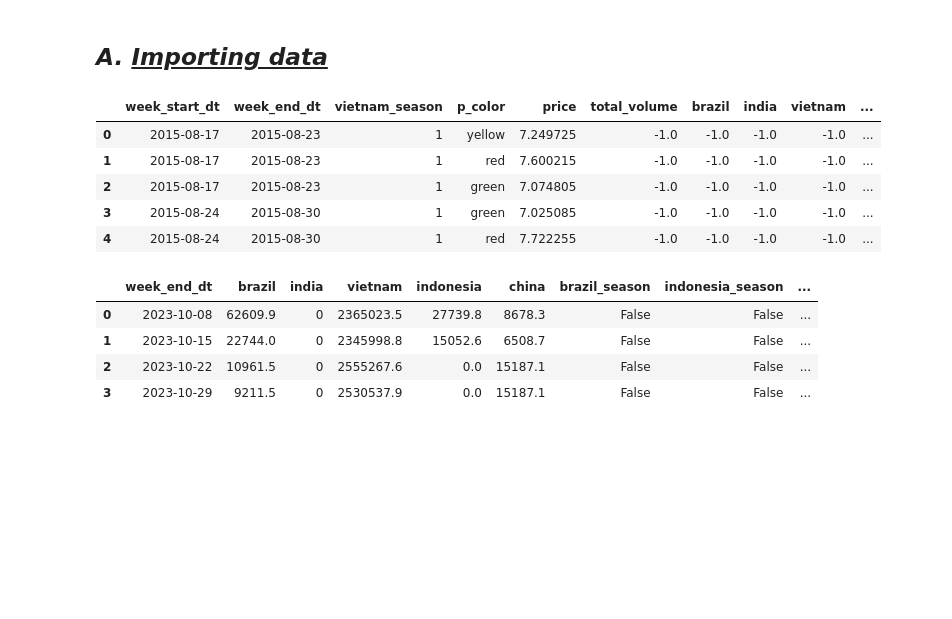
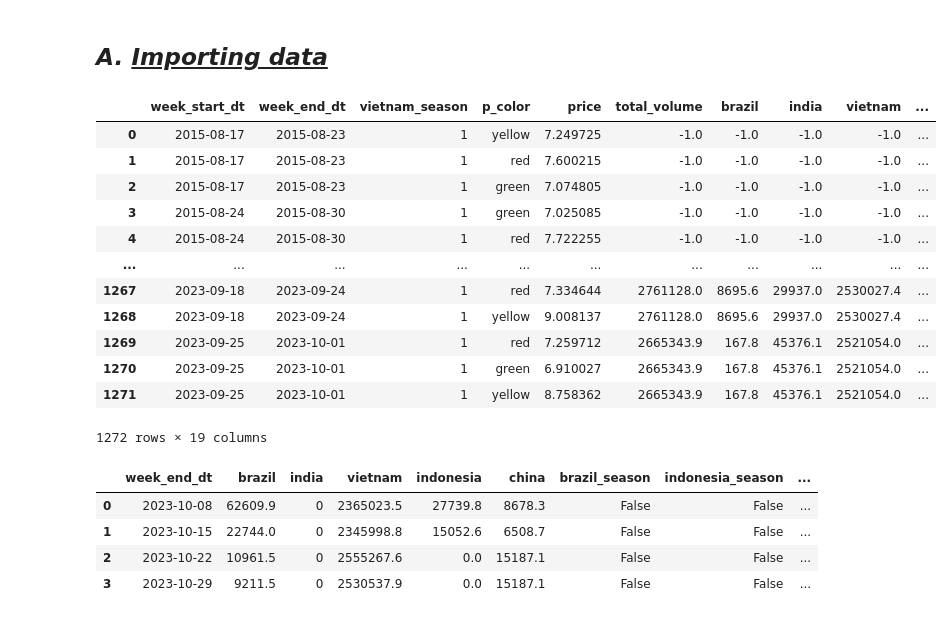
Before and after one commit to omar-ammar0/Intern_Final_Project, a Jupyter notebook: notebooks/Data_Cleaning/Task_1.ipynb, the cells around one changed output. Cells and saved outputs as stored; diff of their text form; code cells hidden in the pictures; blank space fills up the shorter version.

```diff
--- a/notebooks/Data_Cleaning/Task_1.ipynb
+++ b/notebooks/Data_Cleaning/Task_1.ipynb
@@ -23,13 +23,20 @@ init_notebook_mode(connected=True)
 # %% [markdown]
 ## *A.* <u>*Importing data*</u>
 # %%
-df=pd.read_csv(r"C:\Users\Omar\Desktop\SiTeck\Month_1\Final_Project_data\actual_data.csv")
-df.head()
+df=pd.read_csv(r"C:\Users\Omar\DataspellProjects\Intern_Final_Project\Datasets\actual_data.csv")
+df
 # %% [output]
 |  | week_start_dt | week_end_dt | vietnam_season | p_color | price | total_volume | brazil | india | vietnam | ... |
 | 0 | 2015-08-17 | 2015-08-23 | 1 | yellow | 7.249725 | -1.0 | -1.0 | -1.0 | -1.0 | ... |
 | 1 | 2015-08-17 | 2015-08-23 | 1 | red | 7.600215 | -1.0 | -1.0 | -1.0 | -1.0 | ... |
 | 2 | 2015-08-17 | 2015-08-23 | 1 | green | 7.074805 | -1.0 | -1.0 | -1.0 | -1.0 | ... |
 | 3 | 2015-08-24 | 2015-08-30 | 1 | green | 7.025085 | -1.0 | -1.0 | -1.0 | -1.0 | ... |
 | 4 | 2015-08-24 | 2015-08-30 | 1 | red | 7.722255 | -1.0 | -1.0 | -1.0 | -1.0 | ... |
+| ... | ... | ... | ... | ... | ... | ... | ... | ... | ... | ... |
+| 1267 | 2023-09-18 | 2023-09-24 | 1 | red | 7.334644 | 2761128.0 | 8695.6 | 29937.0 | 2530027.4 | ... |
+| 1268 | 2023-09-18 | 2023-09-24 | 1 | yellow | 9.008137 | 2761128.0 | 8695.6 | 29937.0 | 2530027.4 | ... |
+| 1269 | 2023-09-25 | 2023-10-01 | 1 | red | 7.259712 | 2665343.9 | 167.8 | 45376.1 | 2521054.0 | ... |
+| 1270 | 2023-09-25 | 2023-10-01 | 1 | green | 6.910027 | 2665343.9 | 167.8 | 45376.1 | 2521054.0 | ... |
+| 1271 | 2023-09-25 | 2023-10-01 | 1 | yellow | 8.758362 | 2665343.9 | 167.8 | 45376.1 | 2521054.0 | ... |
+1272 rows × 19 columns
 # %%
```
Also changed, not shown: parts of 24 cells of this notebook.
